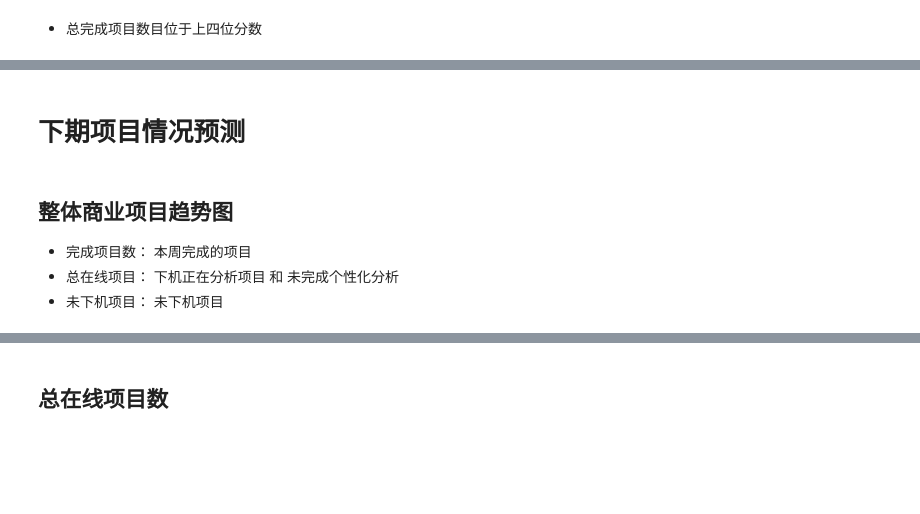
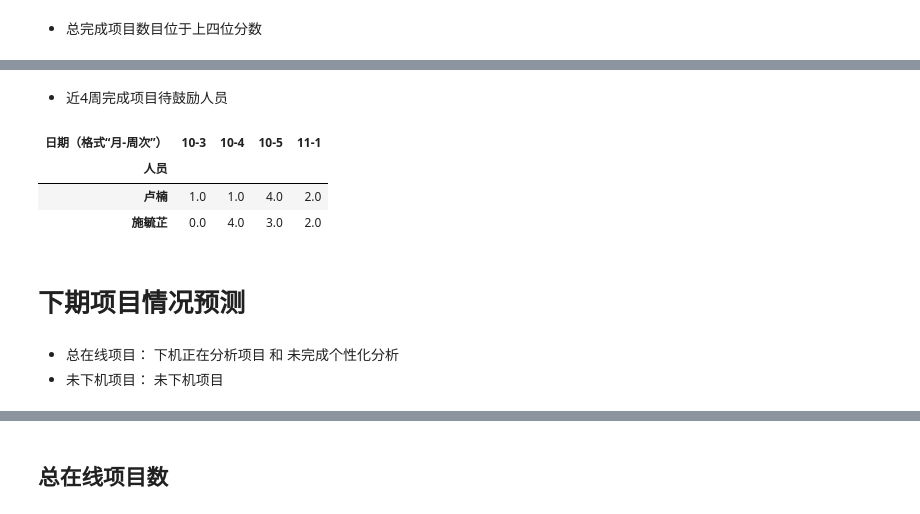
Before and after one commit to komais/chart, a Jupyter notebook: bin/chart/Analysis-2018-10-8.ipynb, the cells around one changed output, grey strips where cells are left out. Saved outputs shown, nothing was run; the diff lists cells and outputs as text; code cells hidden in the pictures; blank space fills up the shorter version.

```diff
--- a/bin/chart/Analysis-2018-10-8.ipynb
+++ b/bin/chart/Analysis-2018-10-8.ipynb
@@ -218,7 +232,15 @@ myModule.get_rank(all_df1 , '人员' ,'完成项目总数', 2, quantile=0.2, com
+# %% [markdown]
+* 近4周完成项目待鼓励人员
+# %%
+#myModule.get_trend(all_df1 , '人员' ,'完成项目总数', 4, quantile=1, compare='<',trend=True , sort_index=True)
+myModule.get_trend(all_df1 , '人员' ,'完成项目总数', 4, quantile=0.5, compare='<' , sort_index=True)
+# %% [output]
+| 日期（格式“月-周次”） | 10-3 | 10-4 | 10-5 | 11-1 |
+| 人员 |  |  |  |  |
+| 卢楠 | 1.0 | 1.0 | 4.0 | 2.0 |
+| 施毓芷 | 0.0 | 4.0 | 3.0 | 2.0 |
 # %% [markdown]
 # 下期项目情况预测
 # %% [markdown]
-## 整体商业项目趋势图
-* 完成项目数： 本周完成的项目
 * 总在线项目： 下机正在分析项目 和 未完成个性化分析
 * 未下机项目： 未下机项目
```
Also changed, not shown: parts of 34 cells of this notebook, 33 other files.
